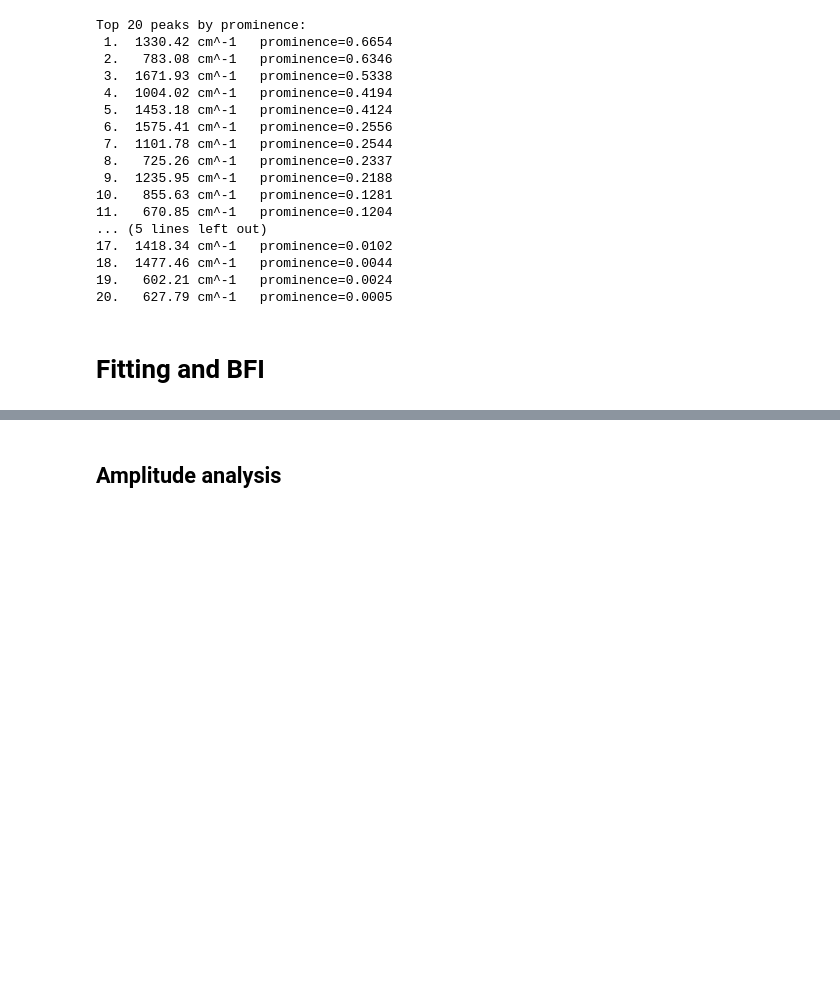
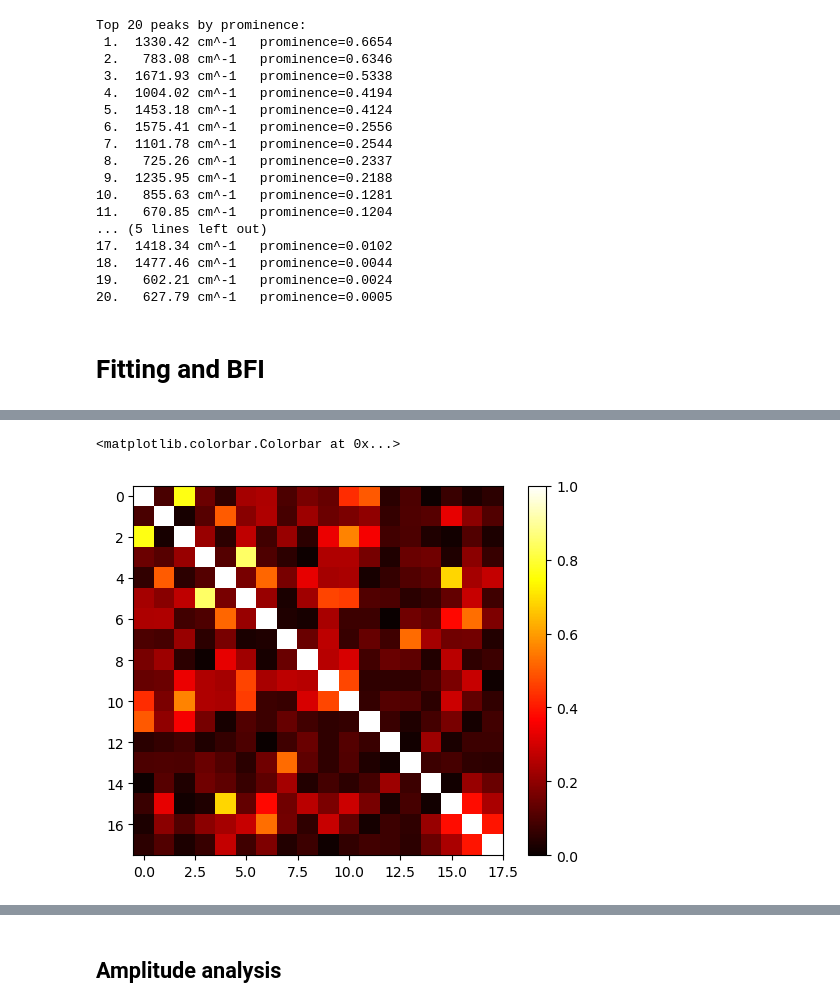
Before and after one commit to HaroonParvez/Using-Bayesian-Model-Selection-to-Analyse-Raman-Spectroscopic-Data, a Jupyter notebook: FinalProject.ipynb, the cells around one changed output, grey strips where cells are left out. Saved outputs shown, nothing was run; the diff lists cells and outputs as text; code cells hidden in the pictures; blank space fills up the shorter version.

```diff
--- a/FinalProject.ipynb
+++ b/FinalProject.ipynb
@@ -17,10 +37,4 @@ sta_df = pd.read_excel("Copy_of_Ecol_Raman.xlsx", sheet_name='ec_sta_mean raman'
 # %%
-# Load each Raman spectrum from its sheet
-log_df = pd.read_excel("Copy_of_Ecol_Raman.xlsx",
-                       sheet_name="ec_log_mean raman")
-
-sta_df = pd.read_excel("Copy_of_Ecol_Raman.xlsx",
-                       sheet_name="ec_sta_mean raman")
 
 # Standardise column names (first two columns are wavenumber + intensity)
 log_df = log_df.iloc[:, :2]
@@ -134,6 +113,13 @@ plt.show()
 # %%
 x = log_df["wavenumber"].values
 y = log_df["intensity_norm"].values
+
+ref_names = [col for col in ref_df.columns if col != "wavenumber"]
+R = ref_df[ref_names].values
+
+# Reference spectra are in descending wavenumber order, data is ascending — flip to match
+ref_df = ref_df.iloc[::-1].reset_index(drop=True)
+R = ref_df[ref_names].values
 # %%
 import numpy as np
 import matplotlib.pyplot as plt
@@ -525,3 +459,10 @@ Argmax along curve:
+# %%
+corr_matrix = cov / np.sqrt(np.outer(np.diag(cov), np.diag(cov)))
+plt.imshow(np.abs(corr_matrix), cmap='hot', vmin=0, vmax=1)
+plt.colorbar()
+# %% [output]
+<matplotlib.colorbar.Colorbar at 0x...>
+[figure, added]
 # %%
 print("\n" + "="*70)
 print("FINAL RESULTS SUMMARY")
```
Also changed, not shown: parts of 23 cells of this notebook.
